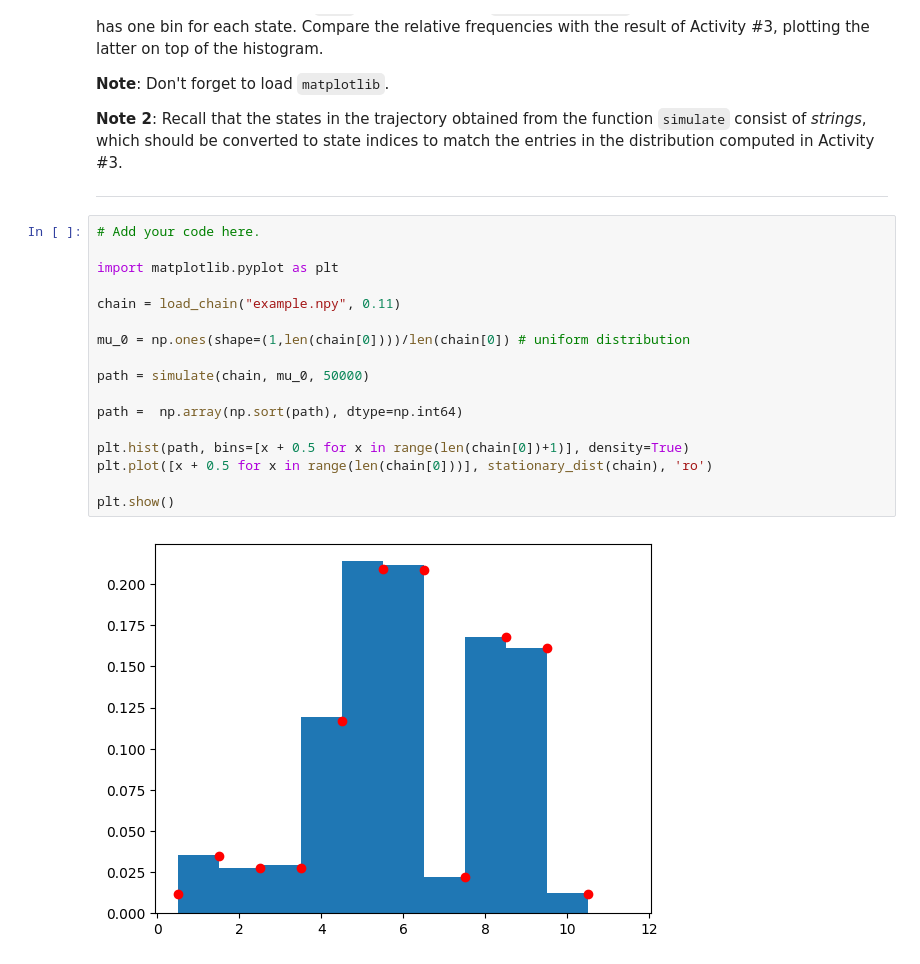
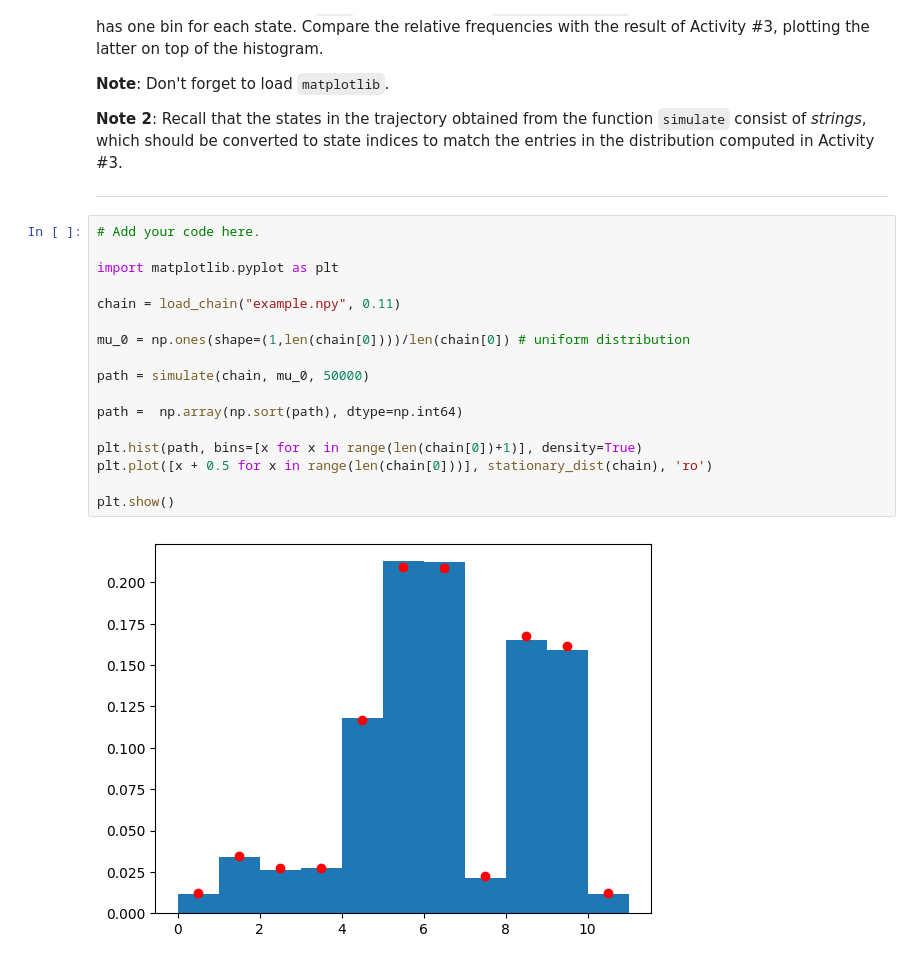
Before and after one commit to SebastiaoCarvalho/padi, a Jupyter notebook: hw1/lab_1.ipynb, the cells around one changed output. Cells and saved outputs as stored; diff of their text form.

Commit message:
change histogram

```diff
--- a/hw1/lab_1.ipynb
+++ b/hw1/lab_1.ipynb
@@ -476,19 +476,19 @@ Use the function `simulate` from Activity #5 to generate a 50,000-step trajector
 # %%
 # Add your code here.
 
 import matplotlib.pyplot as plt
 
 chain = load_chain("example.npy", 0.11)
 
 mu_0 = np.ones(shape=(1,len(chain[0])))/len(chain[0]) # uniform distribution
 
 path = simulate(chain, mu_0, 50000)
 
 path =  np.array(np.sort(path), dtype=np.int64)
 
-plt.hist(path, bins=[x + 0.5 for x in range(len(chain[0])+1)], density=True)
+plt.hist(path, bins=[x for x in range(len(chain[0])+1)], density=True)
 plt.plot([x + 0.5 for x in range(len(chain[0]))], stationary_dist(chain), 'ro')
 
 plt.show()
 # %% [output]
-[figure, old version]
+[figure, new version]
```
